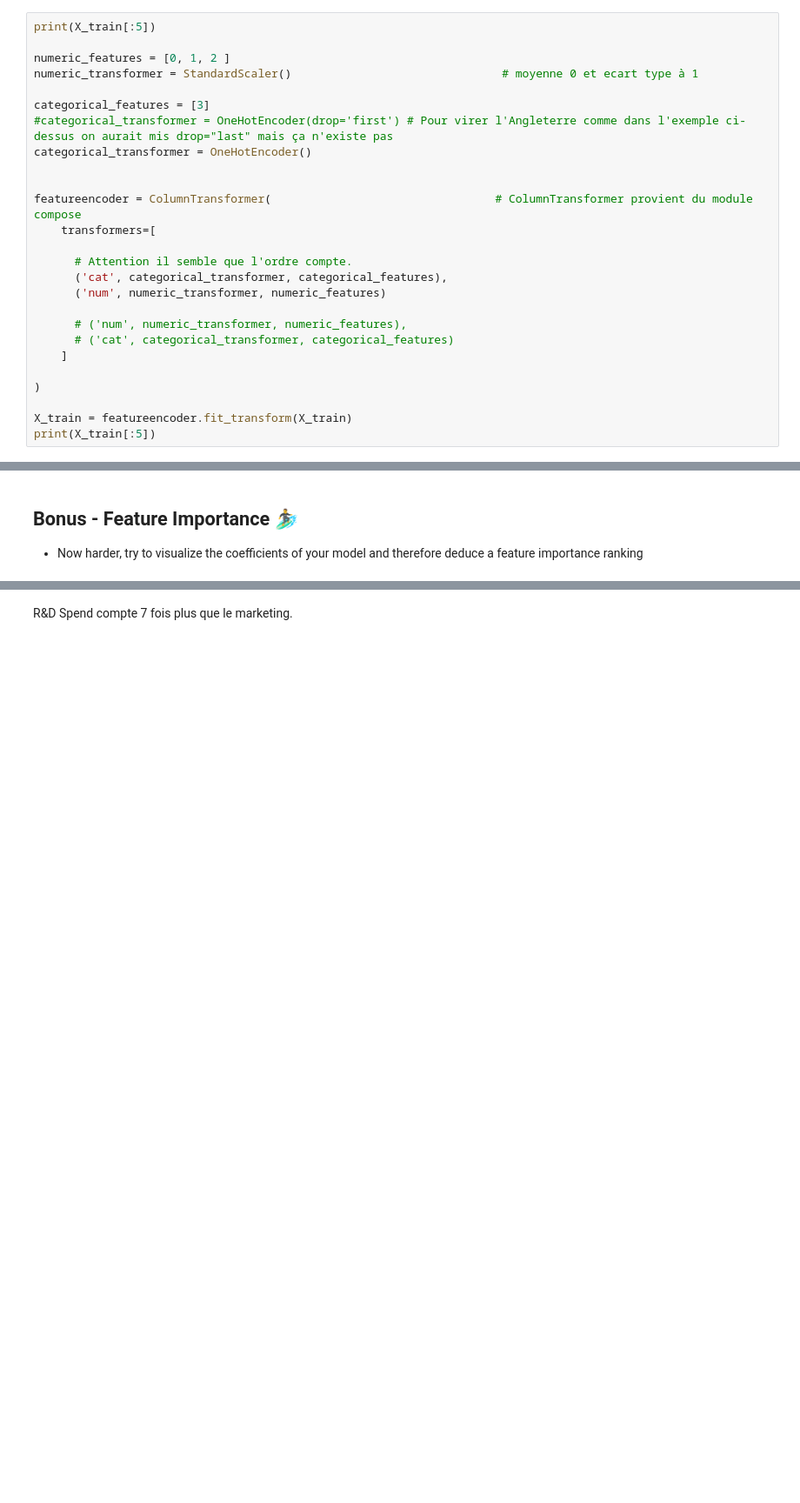
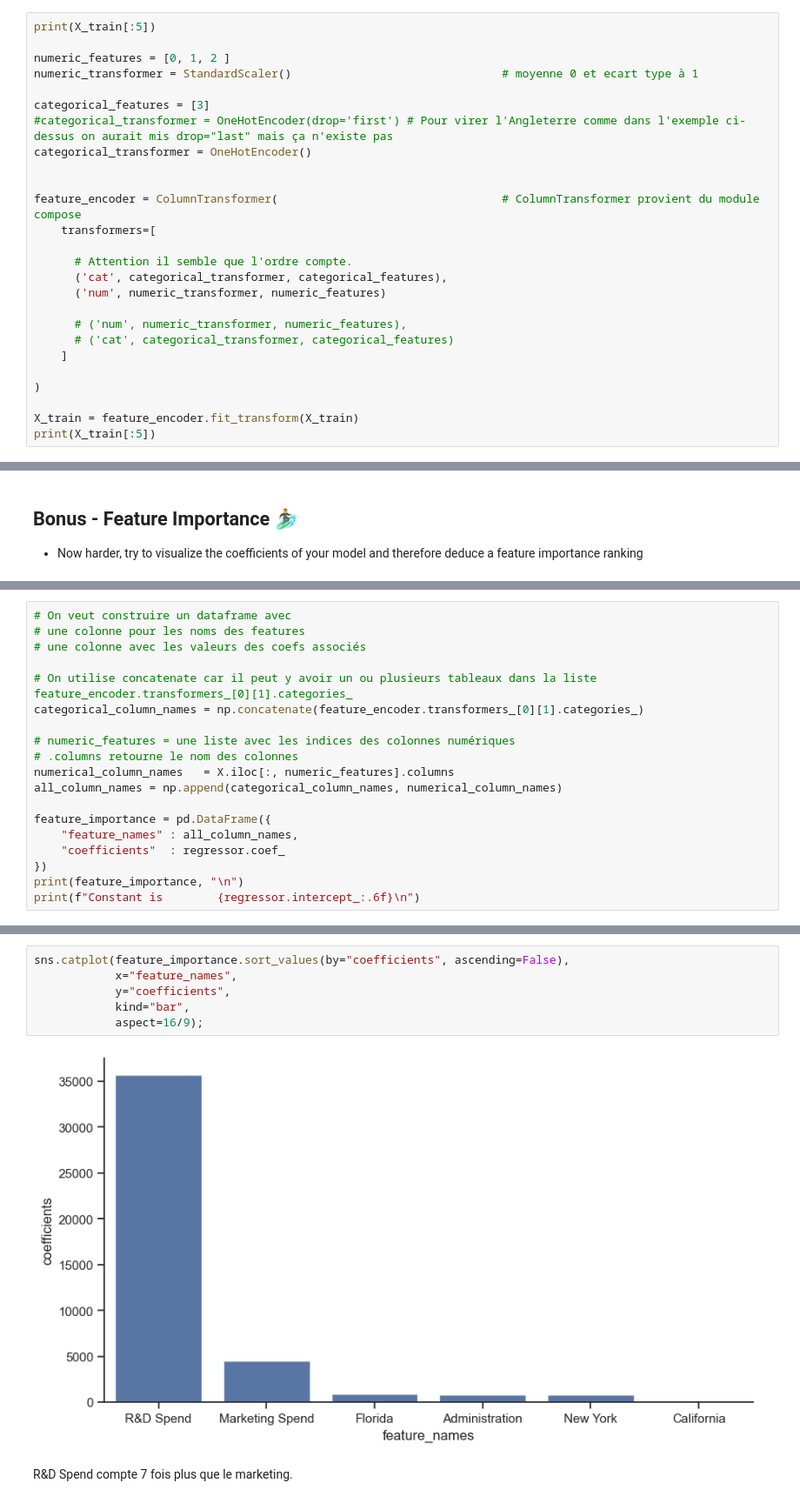
Before and after one commit to 40tude/Data_Essentials_Stage_Oct_2023, a Jupyter notebook: 03-ML-J1/Exo-02.ipynb, the cells around one changed output, grey strips where cells are left out. Shown at 87% size. Drawn from its saved outputs; the diff is of its cells as text; blank space fills up the shorter version.

Commit message:
revue du code des features importance

```diff
--- a/03-ML-J1/Exo-02.ipynb
+++ b/03-ML-J1/Exo-02.ipynb
@@ -149,7 +154,7 @@ categorical_features = [3]
 categorical_transformer = OneHotEncoder()
 
 
-featureencoder = ColumnTransformer(                                 # ColumnTransformer provient du module compose
+feature_encoder = ColumnTransformer(                                 # ColumnTransformer provient du module compose
     transformers=[
 
       # Attention il semble que l'ordre compte.
@@ -162,7 +167,7 @@ featureencoder = ColumnTransformer(                                 # ColumnTran
 
 )
 
-X_train = featureencoder.fit_transform(X_train)
+X_train = feature_encoder.fit_transform(X_train)
 print(X_train[:5])
 # %% [output]
     R&D Spend  Administration  Marketing Spend       State
@@ -318,0 +267,19 @@ Numerical columns are          :  R&D Spend Administration Marketing Spend
+# %%
+# On veut construire un dataframe avec
+# une colonne pour les noms des features
+# une colonne avec les valeurs des coefs associés
+
+# On utilise concatenate car il peut y avoir un ou plusieurs tableaux dans la liste feature_encoder.transformers_[0][1].categories_
+categorical_column_names = np.concatenate(feature_encoder.transformers_[0][1].categories_)
+
+# numeric_features = une liste avec les indices des colonnes numériques
+# .columns retourne le nom des colonnes
+numerical_column_names   = X.iloc[:, numeric_features].columns
+all_column_names = np.append(categorical_column_names, numerical_column_names)
+
+feature_importance = pd.DataFrame({
+    "feature_names" : all_column_names,
+    "coefficients"  : regressor.coef_
+})
+print(feature_importance, "\n")
+print(f"Constant is        {regressor.intercept_:.6f}\n")
@@ -321,5 +300,13 @@ _ = feature_importance.sort_values(by="coefficients", ascending=False).plot(kind
 _ = plt.xticks(rotation=0)
 # %% [output]
 [figure]
+# %%
+sns.catplot(feature_importance.sort_values(by="coefficients", ascending=False),
+            x="feature_names",
+            y="coefficients",
+            kind="bar",
+            aspect=16/9);
+# %% [output]
+[figure, added]
 # %% [markdown]
 R&D Spend compte 7 fois plus que le marketing.
```
Also changed, not shown: parts of 9 cells of this notebook, 4 other files.
